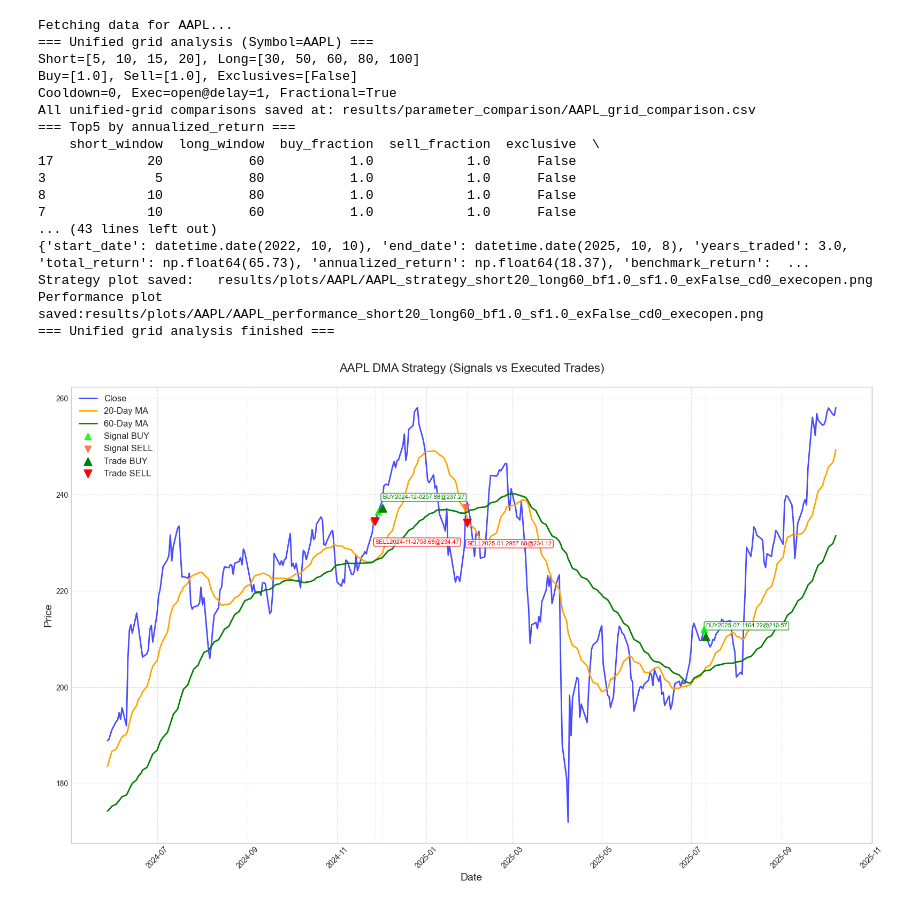
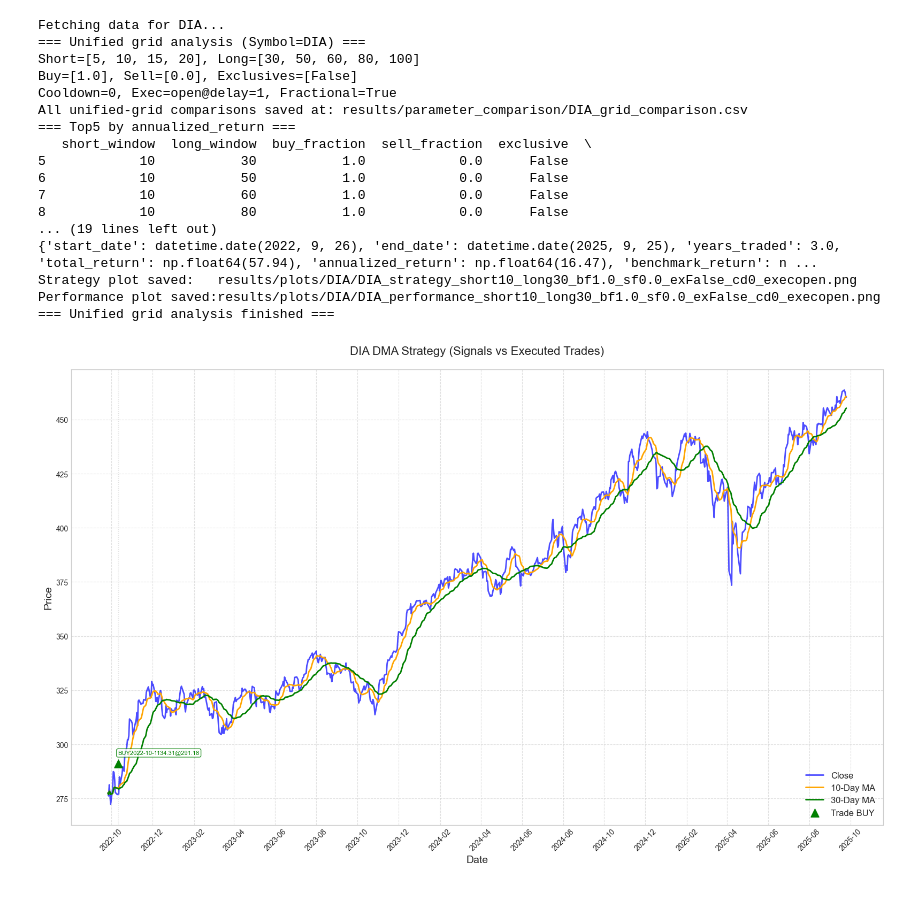
Before and after one commit to Alwyn-Tan/strategy_dashboard, a Jupyter notebook: dma_strategy_test.ipynb, the cells around one changed output. Saved outputs shown, nothing was run; the diff lists cells and outputs as text; code cells hidden in the pictures.

```diff
--- a/dma_strategy_test.ipynb
+++ b/dma_strategy_test.ipynb
@@ -12,57 +12,57 @@ os.environ['HTTPS_PROXY']=proxy
 from data import fetch_stock_data
 from analysis import analyze_grid
 
-SYMBOL = "AAPL"
+SYMBOL = "DIA"
 INITIAL_CAPITAL = 10000.0
 TRANSACTION_COST = 0.001
 COOLDOWN_BARS = 0
 TEST_SHORT_WINDOWS = [5, 10, 15, 20]
 TEST_LONG_WINDOWS  = [30, 50, 60, 80, 100]
-BUY_GRID  = [ 1.0]
-SELL_GRID = [1.0]
+BUY_GRID  = [1.0]
+SELL_GRID = [0.0]
 EXCLUSIVES = [False]
 LAST_N_DAYS = 500
 
 print(f"Fetching data for {SYMBOL}...")
 stock_data = fetch_stock_data(SYMBOL, period='3y')
 
 metrics_comparison, top5, best_metrics, best_bt_res, best_df_sig = analyze_grid(
     stock_data=stock_data,
     symbol=SYMBOL,
     short_windows=TEST_SHORT_WINDOWS,
     long_windows=TEST_LONG_WINDOWS,
     buy_fractions=BUY_GRID,
     sell_fractions=SELL_GRID,
     exclusives=EXCLUSIVES,
     cooldown_bars=COOLDOWN_BARS,
     initial_capital=INITIAL_CAPITAL,
     transaction_cost=TRANSACTION_COST,
     exec_price='open',
     exec_delay_bars=1,
     allow_fractional=True,
     last_n_days=LAST_N_DAYS,
     save_comparison=True,
     save_individual=False,
     top_k=5,
     ranking_metric='annualized_return',
     results_root='results'
 )
 # %% [output]
-Fetching data for AAPL...
-=== Unified grid analysis (Symbol=AAPL) ===
+Fetching data for DIA...
+=== Unified grid analysis (Symbol=DIA) ===
 Short=[5, 10, 15, 20], Long=[30, 50, 60, 80, 100]
-Buy=[1.0], Sell=[1.0], Exclusives=[False]
+Buy=[1.0], Sell=[0.0], Exclusives=[False]
 Cooldown=0, Exec=open@delay=1, Fractional=True
-All unified-grid comparisons saved at: results/parameter_comparison/AAPL_grid_comparison.csv
+All unified-grid comparisons saved at: results/parameter_comparison/DIA_grid_comparison.csv
 === Top5 by annualized_return ===
-    short_window  long_window  buy_fraction  sell_fraction  exclusive  \
-17            20           60           1.0            1.0      False
-3              5           80           1.0            1.0      False
-8             10           80           1.0            1.0      False
-7             10           60           1.0            1.0      False
-... (43 lines left out)
-{'start_date': datetime.date(2022, 10, 10), 'end_date': datetime.date(2025, 10, 8), 'years_traded': 3.0, 'total_return': np.float64(65.73), 'annualized_return': np.float64(18.37), 'benchmark_return':  ...
-Strategy plot saved:   results/plots/AAPL/AAPL_strategy_short20_long60_bf1.0_sf1.0_exFalse_cd0_execopen.png
-Performance plot saved:results/plots/AAPL/AAPL_performance_short20_long60_bf1.0_sf1.0_exFalse_cd0_execopen.png
+   short_window  long_window  buy_fraction  sell_fraction  exclusive  \
+5            10           30           1.0            0.0      False
+6            10           50           1.0            0.0      False
+7            10           60           1.0            0.0      False
+8            10           80           1.0            0.0      False
+... (19 lines left out)
+{'start_date': datetime.date(2022, 9, 26), 'end_date': datetime.date(2025, 9, 25), 'years_traded': 3.0, 'total_return': np.float64(57.94), 'annualized_return': np.float64(16.47), 'benchmark_return': n ...
+Strategy plot saved:   results/plots/DIA/DIA_strategy_short10_long30_bf1.0_sf0.0_exFalse_cd0_execopen.png
+Performance plot saved:results/plots/DIA/DIA_performance_short10_long30_bf1.0_sf0.0_exFalse_cd0_execopen.png
 === Unified grid analysis finished ===
-[figure, old version]
+[figure, new version]
```
Also changed, not shown: parts of 1 cell of this notebook, 1 other file.
